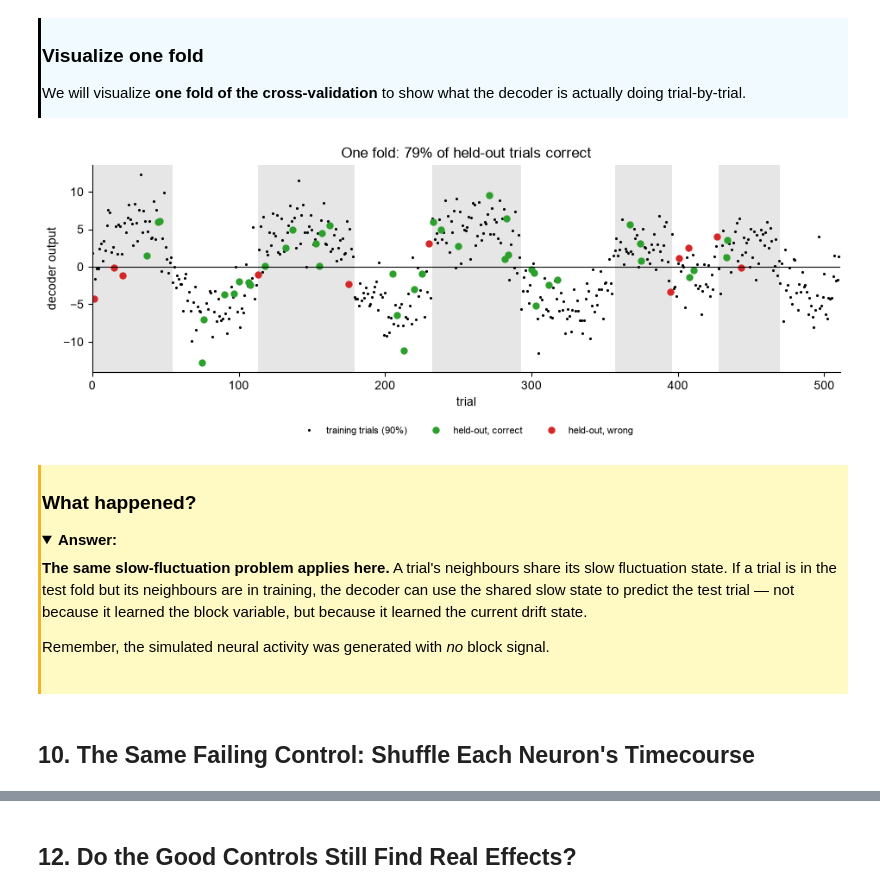
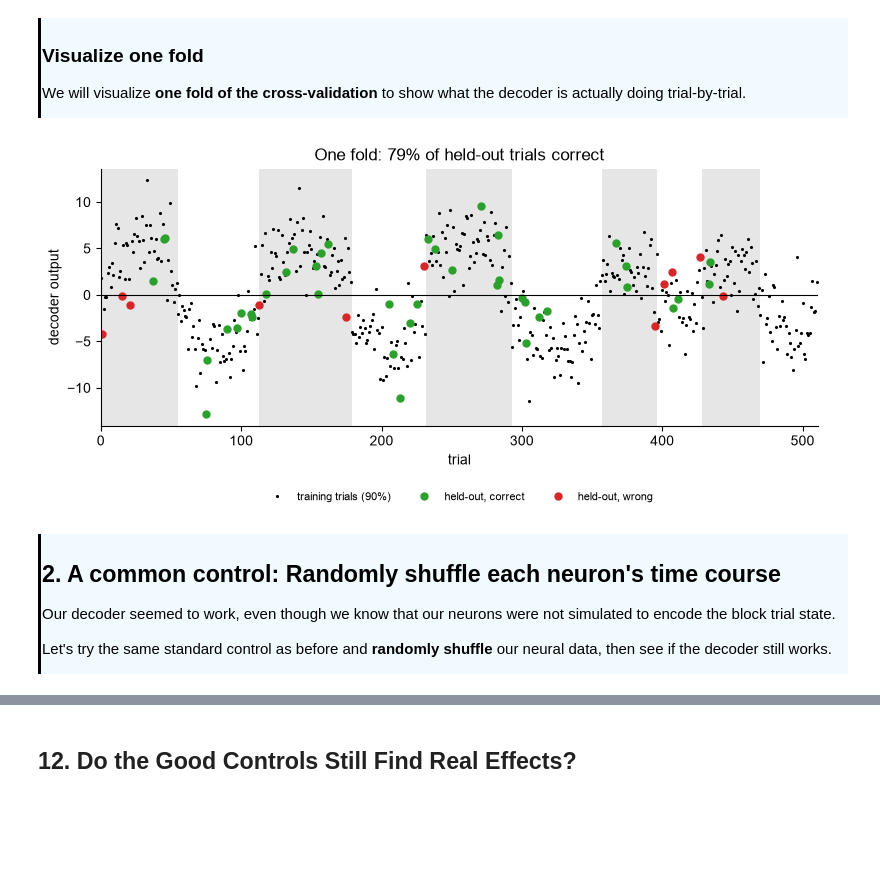
Before and after one commit to AllenSWDB/SWDB_2026_Good_Analysis, a Jupyter notebook: code/nick_workshop/GoodAnalysis-Workshop2_solutions.ipynb, the cells around one changed output, grey strips where cells are left out. Cells and saved outputs as stored; diff of their text form; code cells hidden in the pictures; folded sections open; blank space fills up the shorter version.

```diff
--- a/code/nick_workshop/GoodAnalysis-Workshop2_solutions.ipynb
+++ b/code/nick_workshop/GoodAnalysis-Workshop2_solutions.ipynb
@@ -1221,58 +1225,44 @@ We will visualize **one fold of the cross-validation** to show what the decoder
 # %%
 def plot_fold(ax, X, y, train, test, title):
     """Train on `train` indices, plot the continuous decoder output for all trials."""
     model = LinearDiscriminantAnalysis().fit(X[train], y[train])
     out   = model.decision_function(X)
     ok    = np.sign(out[test]) == y[test]
     for b in np.unique(block_ids):
         idx = np.where(block_ids == b)[0]
         if block_values[idx[0]] > 0:
             ax.axvspan(idx[0], idx[-1] + 1, color='0.9', lw=0, zorder=0)
     ax.plot(train, out[train], '.', color='k', ms=2.5,
             label=f'training trials ({len(train)/len(y)*100:.0f}%)')
     ax.plot(test[ok],  out[test][ok],  'o', color='tab:green', ms=5, label='held-out, correct')
     ax.plot(test[~ok], out[test][~ok], 'o', color='tab:red',   ms=5, label='held-out, wrong')
     ax.axhline(0, color='k', lw=0.8)
     ax.set_xlim(0, n_trials)
     ax.set_xlabel('trial')
     ax.set_ylabel('decoder output')
     ax.set_title(title)
     ax.legend(frameon=False, fontsize=8, ncol=3, loc='upper center',
               bbox_to_anchor=(0.5, -0.22))
     return np.mean(ok)
 
 train, test = next(iter(KFold(10, shuffle=True, random_state=0).split(X)))
-fig, ax = plt.subplots(figsize=(9.5, 3.8))
+fig, ax = plt.subplots(figsize=(8, 4))
 fold_acc = plot_fold(ax, X, y, train, test,
                      'One fold of trial-wise CV (shaded = +1 blocks)')
 ax.set_title(f'One fold: {fold_acc*100:.0f}% of held-out trials correct')
 plt.tight_layout()
 plt.show()
 # %% [output]
-[figure, old version]
+[figure, new version]
-# %% [markdown]
-<div style="border-left: 3px solid #f0b429; padding: 1px; padding-left: 10px; background: #FFF9C4;  max-width: 90%; overflow-x: auto; color: #000000;">
-
-### What happened?
-
-<details>
-<summary><b>Answer:</b></summary>
-
-   **The same slow-fluctuation problem applies here.** A trial's neighbours share
-its slow fluctuation state. If a trial is in the test fold but its neighbours
-are in training, the decoder can use the shared slow state to predict the test
-trial — not because it learned the block variable, but because it learned the
-current drift state.
-
-Remember, the simulated neural activity was generated with *no* block signal.
-
-</details>
-
-<br>
-
-</div>
-# %% [markdown]
-## 10. The Same Failing Control: Shuffle Each Neuron's Timecourse
+# %% [markdown]
+<div style="border-left: 3px solid #000; padding: 1px; padding-left: 10px; background: #F0FAFF;  max-width: 90%; overflow-x: auto; color: #000000;">
+
+## 2. A common control: Randomly shuffle each neuron's time course
+Our decoder seemed to work, even though we know that our neurons were not simulated to encode the block trial state.
+
+Let's try the same standard control as before and **randomly shuffle** our neural data, then see if the decoder still works.
+
+</div>
 # %%
 N_SHUFFLE     = 20
 acc_shuffled  = np.array([
```
Also changed, not shown: parts of 26 cells of this notebook.
